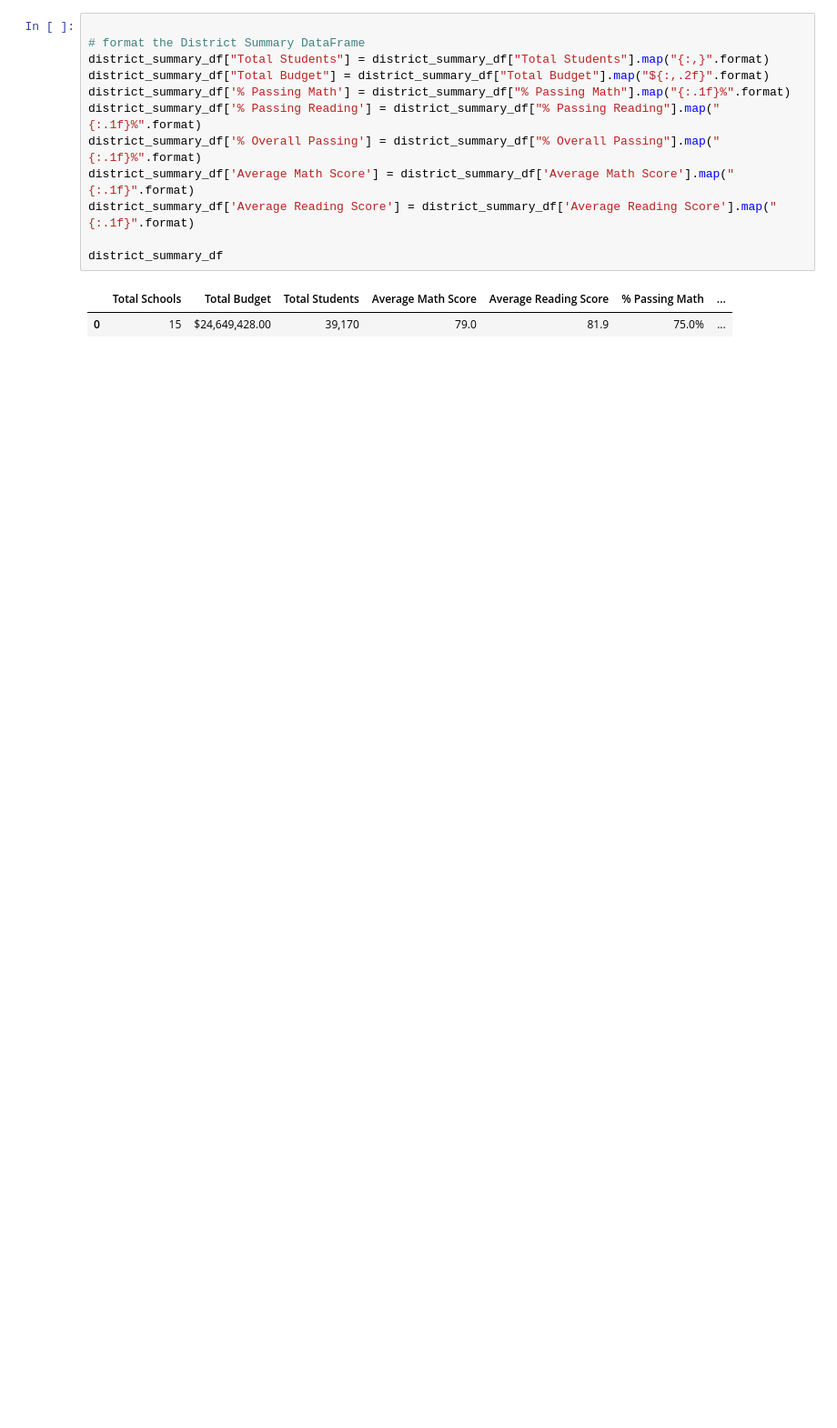
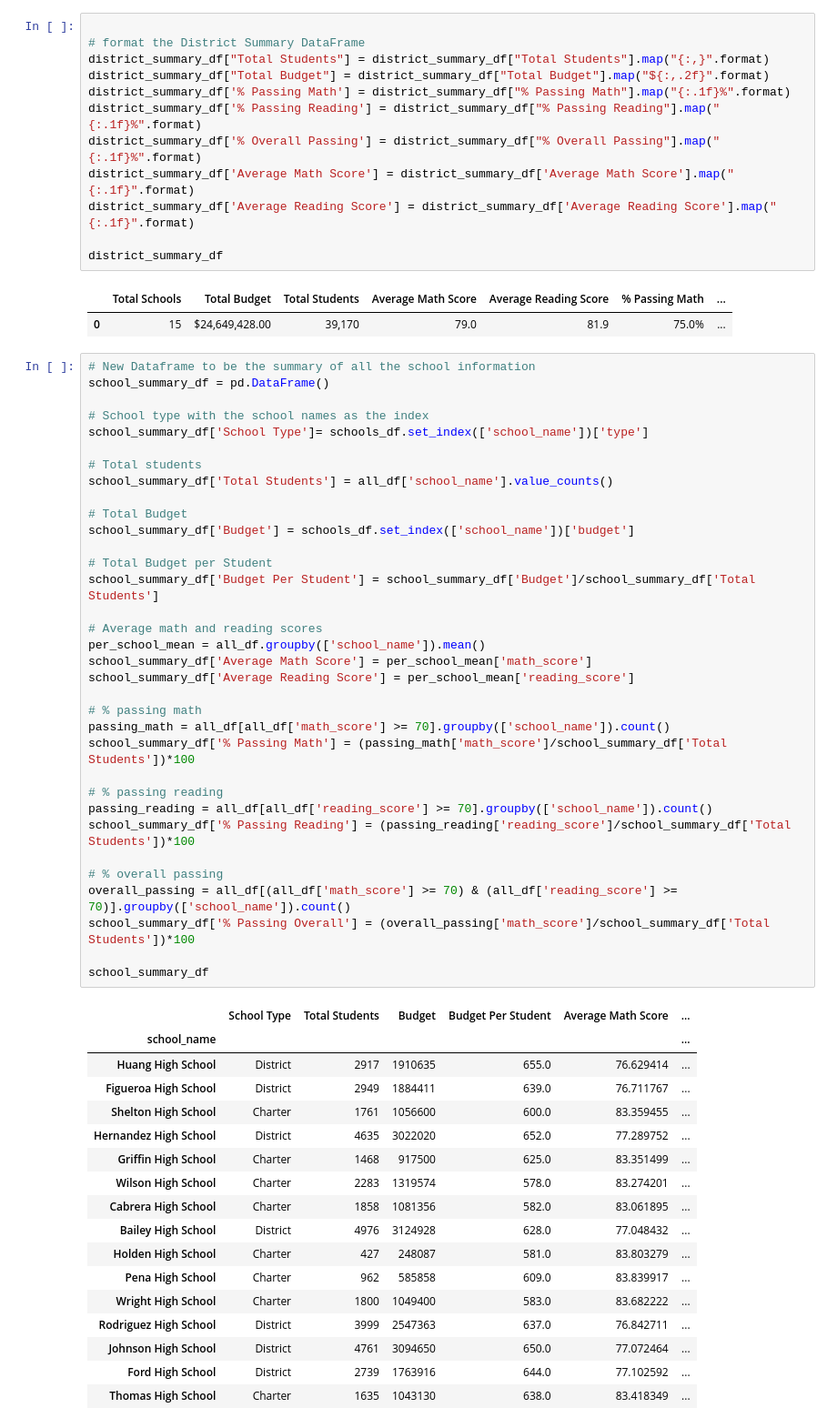
Before and after one commit to Bag0niku/School_District_Analysis, a Jupyter notebook: PyCitySchools.ipynb, the cells around one changed output. Shown: that part at 91% size. Drawn from its saved outputs; the diff is of its cells as text; blank space fills up the shorter version.

```diff
--- a/PyCitySchools.ipynb
+++ b/PyCitySchools.ipynb
@@ -94,3 +96,55 @@ district_summary_df
 # %% [output]
 |  | Total Schools | Total Budget | Total Students | Average Math Score | Average Reading Score | % Passing Math | ... |
 | 0 | 15 | $24,649,428.00 | 39,170 | 79.0 | 81.9 | 75.0% | ... |
+# %%
+# New Dataframe to be the summary of all the school information
+school_summary_df = pd.DataFrame()
+
+# School type with the school names as the index
+school_summary_df['School Type']= schools_df.set_index(['school_name'])['type']
+
+# Total students
+school_summary_df['Total Students'] = all_df['school_name'].value_counts()
+
+# Total Budget
+school_summary_df['Budget'] = schools_df.set_index(['school_name'])['budget']
+
+# Total Budget per Student
+school_summary_df['Budget Per Student'] = school_summary_df['Budget']/school_summary_df['Total Students']
+
+# Average math and reading scores
+per_school_mean = all_df.groupby(['school_name']).mean()
+school_summary_df['Average Math Score'] = per_school_mean['math_score']
+school_summary_df['Average Reading Score'] = per_school_mean['reading_score']
+
+# % passing math
+passing_math = all_df[all_df['math_score'] >= 70].groupby(['school_name']).count()
+school_summary_df['% Passing Math'] = (passing_math['math_score']/school_summary_df['Total Students'])*100
+
+# % passing reading
+passing_reading = all_df[all_df['reading_score'] >= 70].groupby(['school_name']).count()
+school_summary_df['% Passing Reading'] = (passing_reading['reading_score']/school_summary_df['Total Students'])*100
+
+# % overall passing
+overall_passing = all_df[(all_df['math_score'] >= 70) & (all_df['reading_score'] >= 70)].groupby(['school_name']).count()
+school_summary_df['% Passing Overall'] = (overall_passing['math_score']/school_summary_df['Total Students'])*100
+
+school_summary_df
+# %% [output]
+|  | School Type | Total Students | Budget | Budget Per Student | Average Math Score | ... |
+| school_name |  |  |  |  |  | ... |
+| Huang High School | District | 2917 | 1910635 | 655.0 | 76.629414 | ... |
+| Figueroa High School | District | 2949 | 1884411 | 639.0 | 76.711767 | ... |
+| Shelton High School | Charter | 1761 | 1056600 | 600.0 | 83.359455 | ... |
+| Hernandez High School | District | 4635 | 3022020 | 652.0 | 77.289752 | ... |
+| Griffin High School | Charter | 1468 | 917500 | 625.0 | 83.351499 | ... |
+| Wilson High School | Charter | 2283 | 1319574 | 578.0 | 83.274201 | ... |
+| Cabrera High School | Charter | 1858 | 1081356 | 582.0 | 83.061895 | ... |
+| Bailey High School | District | 4976 | 3124928 | 628.0 | 77.048432 | ... |
+| Holden High School | Charter | 427 | 248087 | 581.0 | 83.803279 | ... |
+| Pena High School | Charter | 962 | 585858 | 609.0 | 83.839917 | ... |
+| Wright High School | Charter | 1800 | 1049400 | 583.0 | 83.682222 | ... |
+| Rodriguez High School | District | 3999 | 2547363 | 637.0 | 76.842711 | ... |
+| Johnson High School | District | 4761 | 3094650 | 650.0 | 77.072464 | ... |
+| Ford High School | District | 2739 | 1763916 | 644.0 | 77.102592 | ... |
+| Thomas High School | Charter | 1635 | 1043130 | 638.0 | 83.418349 | ... |
```
Also changed, not shown: parts of 3 cells of this notebook.
